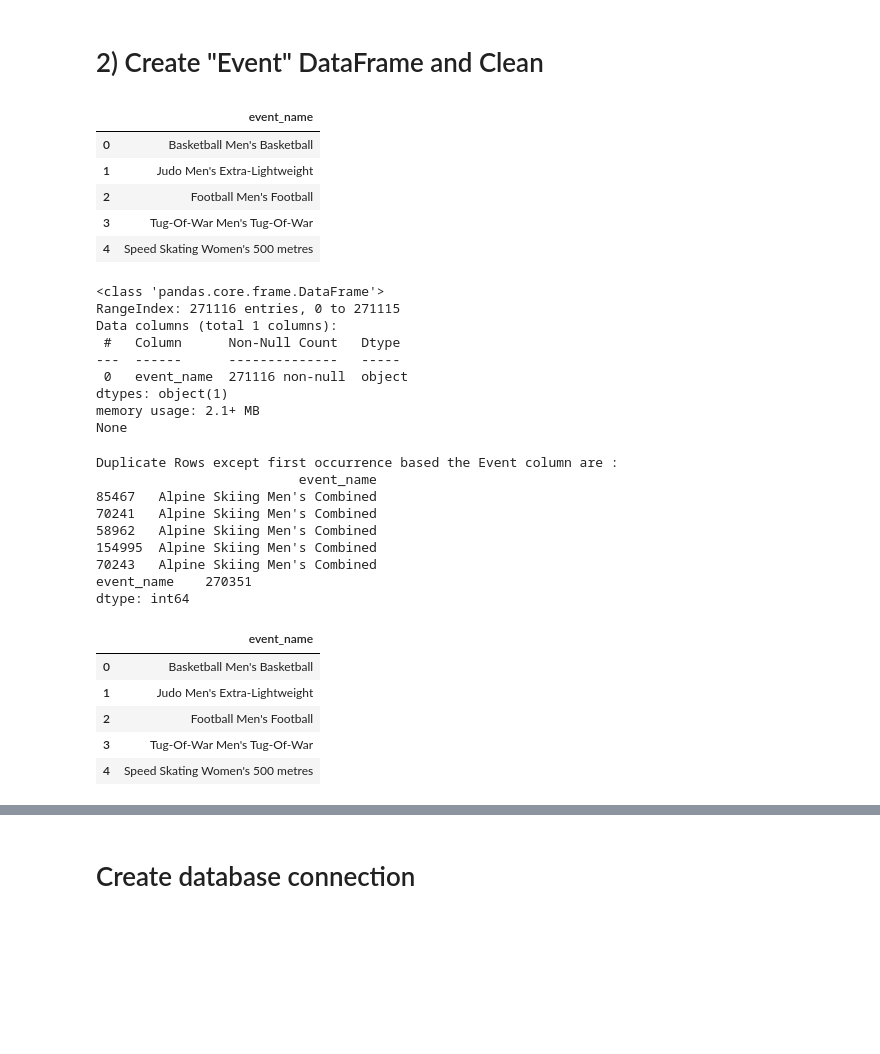
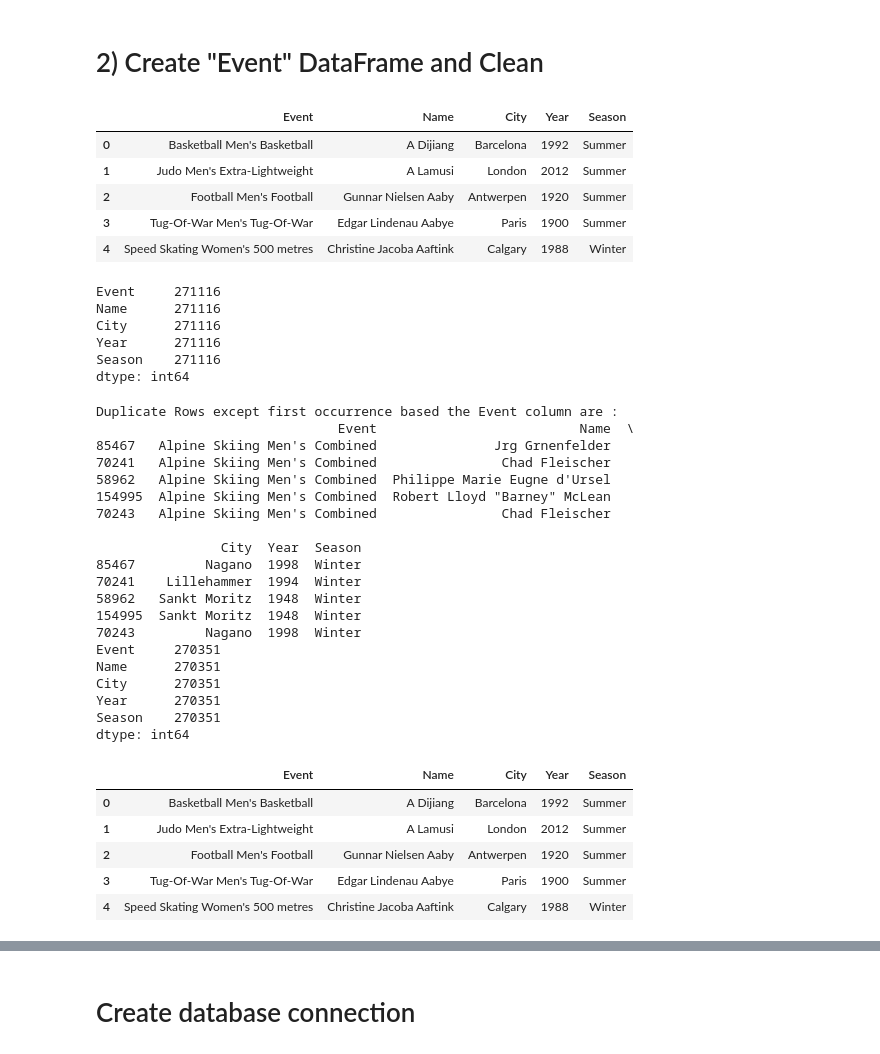
Before and after one commit to felo0917/ETL_project, a Jupyter notebook: Maria_Martinez/olympics_sports_data.ipynb, the cells around one changed output, grey strips where cells are left out. Drawn from its saved outputs; the diff is of its cells as text; code cells hidden in the pictures; blank space fills up the shorter version.

```diff
--- a/Maria_Martinez/olympics_sports_data.ipynb
+++ b/Maria_Martinez/olympics_sports_data.ipynb
@@ -104,60 +207,64 @@ dtype: int64
 #   2) Create "Event" DataFrame and Clean
 # %%
 # Create a filtered dataframe "Events" from specific columns
-event_df = pd.DataFrame(olympics_info, columns= ["Event"].copy())
-
-# Rename the column header
-event_df = event_df.rename(columns={"Event": "event_name"})
-
+event_df = pd.DataFrame(olympics_info, columns= ["Event", "Name", "City", "Year", "Season"].copy())
 
 event_df.head()
 # %% [output]
-|  | event_name |
-| 0 | Basketball Men's Basketball |
-| 1 | Judo Men's Extra-Lightweight |
-| 2 | Football Men's Football |
-| 3 | Tug-Of-War Men's Tug-Of-War |
-| 4 | Speed Skating Women's 500 metres |
+|  | Event | Name | City | Year | Season |
+| 0 | Basketball Men's Basketball | A Dijiang | Barcelona | 1992 | Summer |
+| 1 | Judo Men's Extra-Lightweight | A Lamusi | London | 2012 | Summer |
+| 2 | Football Men's Football | Gunnar Nielsen Aaby | Antwerpen | 1920 | Summer |
+| 3 | Tug-Of-War Men's Tug-Of-War | Edgar Lindenau Aabye | Paris | 1900 | Summer |
+| 4 | Speed Skating Women's 500 metres | Christine Jacoba Aaftink | Calgary | 1988 | Winter |
 # %%
 # Stats
-print(event_df.info())
+print(event_df.count())
 # %% [output]
-<class 'pandas.core.frame.DataFrame'>
-RangeIndex: 271116 entries, 0 to 271115
-Data columns (total 1 columns):
- #   Column      Non-Null Count   Dtype
----  ------      --------------   -----
- 0   event_name  271116 non-null  object
-dtypes: object(1)
-memory usage: 2.1+ MB
-None
+Event     271116
+Name      271116
+City      271116
+Year      271116
+Season    271116
+dtype: int64
 # %%
 # Find duplicates, if any based on the Event column
-duplicateEventDF = event_df[event_df.duplicated(['event_name'])]
-sort_by_event = duplicateEventDF.sort_values('event_name')
+duplicateEventDF = event_df[event_df.duplicated(['Event'])]
+sort_by_event = duplicateEventDF.sort_values('Event')
 
 print("Duplicate Rows except first occurrence based the Event column are :")
 print(sort_by_event.head())
 print(sort_by_event.count())
 # %% [output]
 Duplicate Rows except first occurrence based the Event column are :
-                          event_name
-85467   Alpine Skiing Men's Combined
-70241   Alpine Skiing Men's Combined
-58962   Alpine Skiing Men's Combined
-154995  Alpine Skiing Men's Combined
-70243   Alpine Skiing Men's Combined
-event_name    270351
+                               Event                          Name  \
+85467   Alpine Skiing Men's Combined               Jrg Grnenfelder
+70241   Alpine Skiing Men's Combined                Chad Fleischer
+58962   Alpine Skiing Men's Combined  Philippe Marie Eugne d'Ursel
+154995  Alpine Skiing Men's Combined  Robert Lloyd "Barney" McLean
+70243   Alpine Skiing Men's Combined                Chad Fleischer
+
+                City  Year  Season
+85467         Nagano  1998  Winter
+70241    Lillehammer  1994  Winter
+58962   Sankt Moritz  1948  Winter
+154995  Sankt Moritz  1948  Winter
+70243         Nagano  1998  Winter
+Event     270351
+Name      270351
+City      270351
+Year      270351
+Season    270351
 dtype: int64
 # %%
 # Clean the data by dropping duplicates and setting the index
-event_df.drop_duplicates("event_name", inplace=True)
+event_df.drop_duplicates("Event", inplace=True)
 
 event_df.head()
 # %% [output]
-|  | event_name |
-| 0 | Basketball Men's Basketball |
-| 1 | Judo Men's Extra-Lightweight |
-| 2 | Football Men's Football |
-| 3 | Tug-Of-War Men's Tug-Of-War |
-| 4 | Speed Skating Women's 500 metres |
+|  | Event | Name | City | Year | Season |
+| 0 | Basketball Men's Basketball | A Dijiang | Barcelona | 1992 | Summer |
+| 1 | Judo Men's Extra-Lightweight | A Lamusi | London | 2012 | Summer |
+| 2 | Football Men's Football | Gunnar Nielsen Aaby | Antwerpen | 1920 | Summer |
+| 3 | Tug-Of-War Men's Tug-Of-War | Edgar Lindenau Aabye | Paris | 1900 | Summer |
+| 4 | Speed Skating Women's 500 metres | Christine Jacoba Aaftink | Calgary | 1988 | Winter |
```
Also changed, not shown: parts of 47 cells of this notebook.
